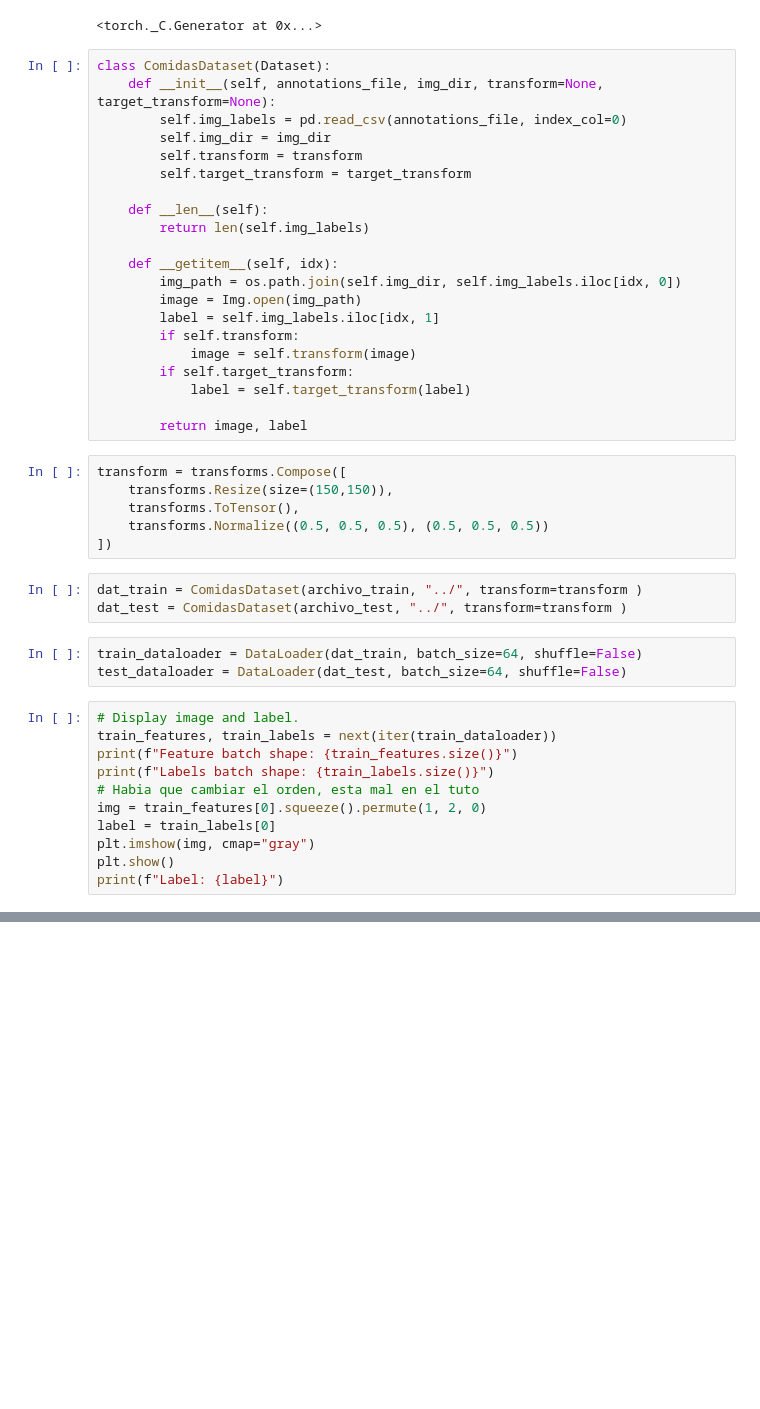
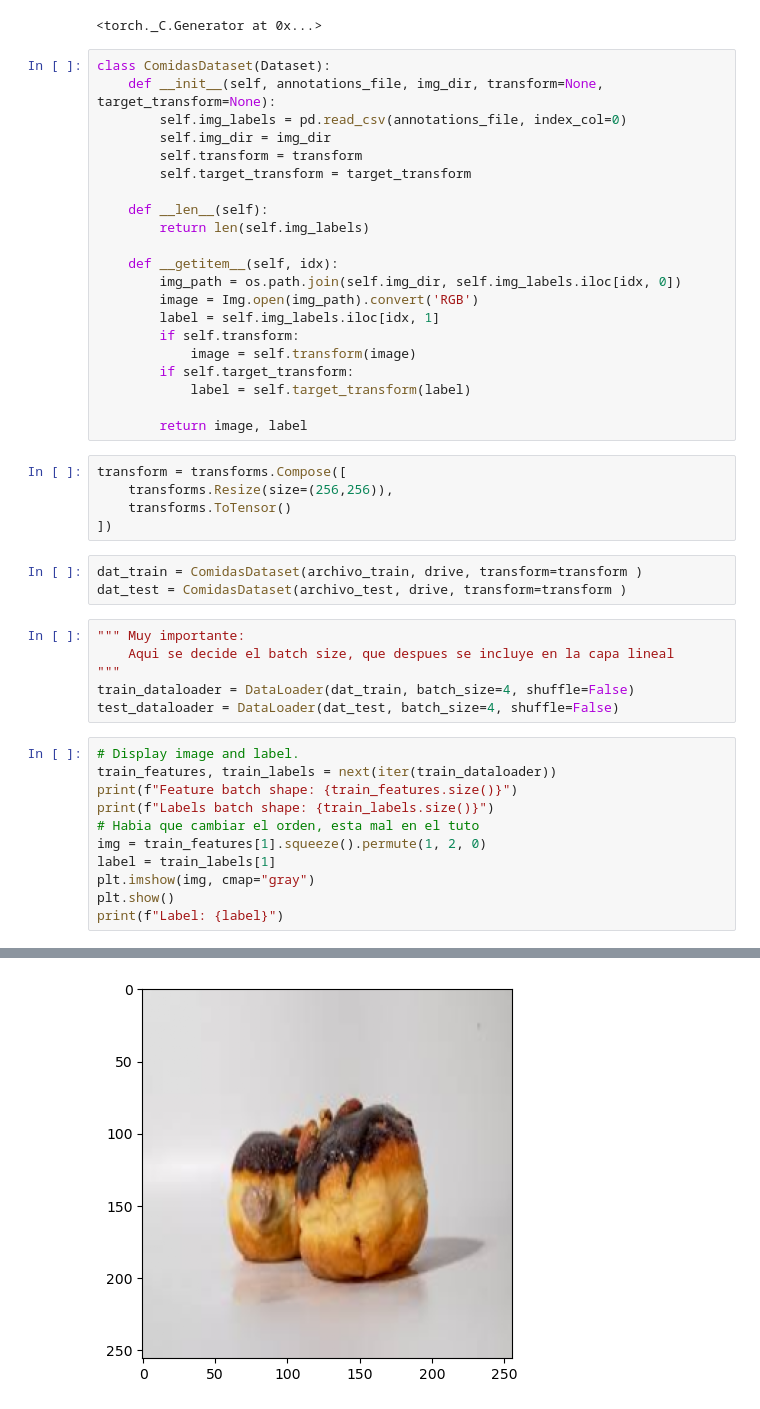
Before and after one commit to AlvarSML/HackatonOracle23, a Jupyter notebook: Visualizacion.ipynb, the cells around one changed output, grey strips where cells are left out. Cells and saved outputs as stored; diff of their text form; blank space fills up the shorter version.

```diff
--- a/Visualizacion.ipynb
+++ b/Visualizacion.ipynb
@@ -88,7 +82,7 @@ class ComidasDataset(Dataset):
 
     def __getitem__(self, idx):
         img_path = os.path.join(self.img_dir, self.img_labels.iloc[idx, 0])
-        image = Img.open(img_path)
+        image = Img.open(img_path).convert('RGB')
         label = self.img_labels.iloc[idx, 1]
         if self.transform:
             image = self.transform(image)
@@ -98,24 +92,26 @@ class ComidasDataset(Dataset):
         return image, label
 # %%
 transform = transforms.Compose([
-    transforms.Resize(size=(150,150)),
-    transforms.ToTensor(),
-    transforms.Normalize((0.5, 0.5, 0.5), (0.5, 0.5, 0.5))
+    transforms.Resize(size=(256,256)),
+    transforms.ToTensor()
 ])
 # %%
-dat_train = ComidasDataset(archivo_train, "../", transform=transform )
-dat_test = ComidasDataset(archivo_test, "../", transform=transform )
+dat_train = ComidasDataset(archivo_train, drive, transform=transform )
+dat_test = ComidasDataset(archivo_test, drive, transform=transform )
 # %%
-train_dataloader = DataLoader(dat_train, batch_size=64, shuffle=False)
-test_dataloader = DataLoader(dat_test, batch_size=64, shuffle=False)
+""" Muy importante:
+    Aqui se decide el batch size, que despues se incluye en la capa lineal
+"""
+train_dataloader = DataLoader(dat_train, batch_size=4, shuffle=False)
+test_dataloader = DataLoader(dat_test, batch_size=4, shuffle=False)
 # %%
 # Display image and label.
 train_features, train_labels = next(iter(train_dataloader))
 print(f"Feature batch shape: {train_features.size()}")
 print(f"Labels batch shape: {train_labels.size()}")
 # Habia que cambiar el orden, esta mal en el tuto
-img = train_features[0].squeeze().permute(1, 2, 0)
-label = train_labels[0]
+img = train_features[1].squeeze().permute(1, 2, 0)
+label = train_labels[1]
 plt.imshow(img, cmap="gray")
 plt.show()
 print(f"Label: {label}")
@@ -123,0 +121 @@ Clipping input data to the valid range for imshow with RGB data ([0..1] for floa
+[figure, new version]
```
Also changed, not shown: parts of 13 cells of this notebook, 9 other files.
